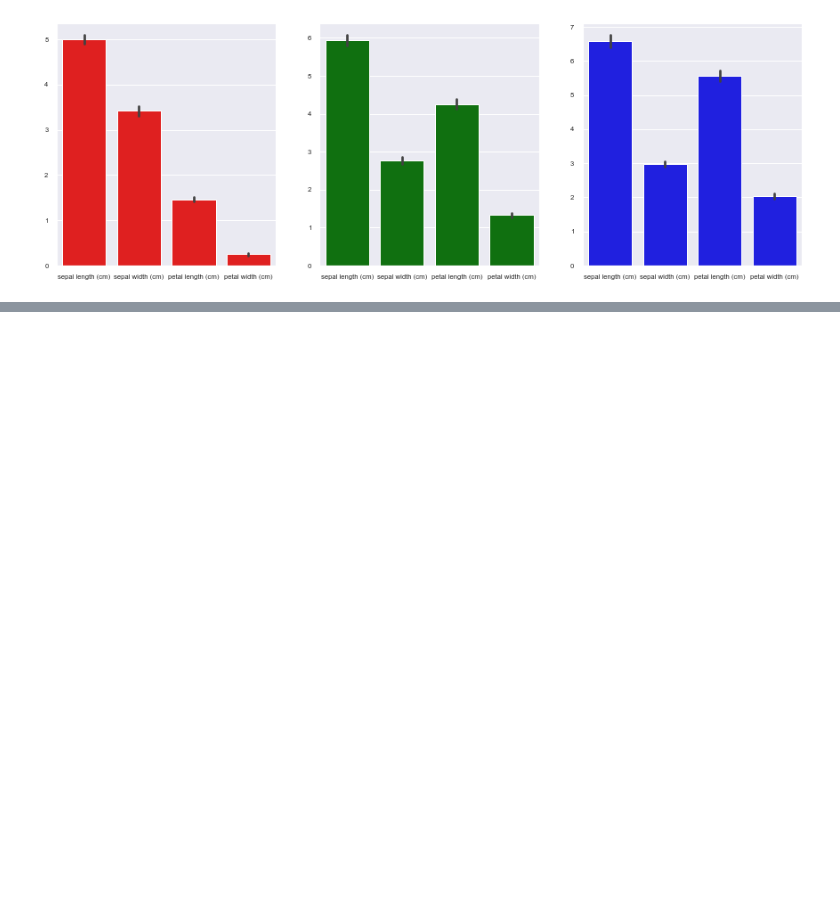
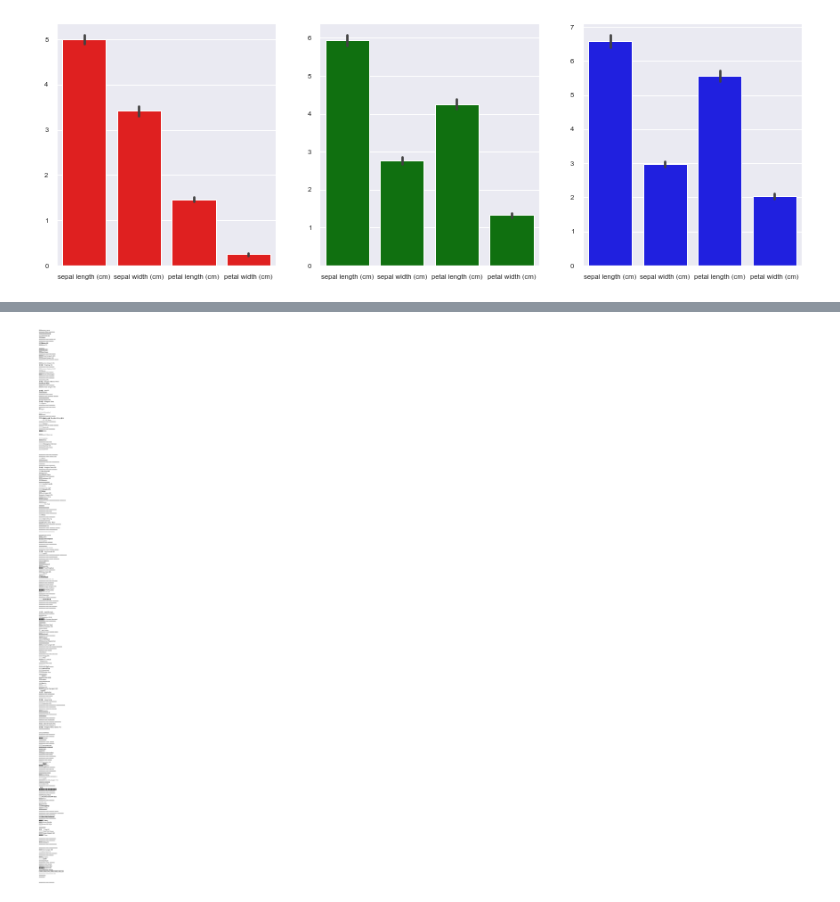
Before and after one commit to toutatsu/kaggle, a Jupyter notebook: visualize.ipynb, the cells around one changed output, grey strips where cells are left out. Saved outputs shown, nothing was run; the diff lists cells and outputs as text; code cells hidden in the pictures; blank space fills up the shorter version.

```diff
--- a/visualize.ipynb
+++ b/visualize.ipynb
@@ -86,0 +152,19 @@ sns.barplot(data=df[df['species']=='virginica'],color='blue')
+# %%
+# フォントを全て読み込み
+import matplotlib
+fonts = set([f.name for f in matplotlib.font_manager.fontManager.ttflist])
+
+# 描画領域のサイズ調整
+plt.figure(figsize=(10,len(fonts)/4))
+
+# フォントの表示
+for i, font in enumerate(fonts):
+    plt.text(0, i, f"日本語：{font}", fontname=font)
+
+# 見やすいように軸を消す
+plt.ylim(0, len(fonts))
+plt.axis("off")
+
+plt.show()
+# %% [output]
+[figure, added]
```
Also changed, not shown: parts of 5 cells of this notebook, 7 other files.
